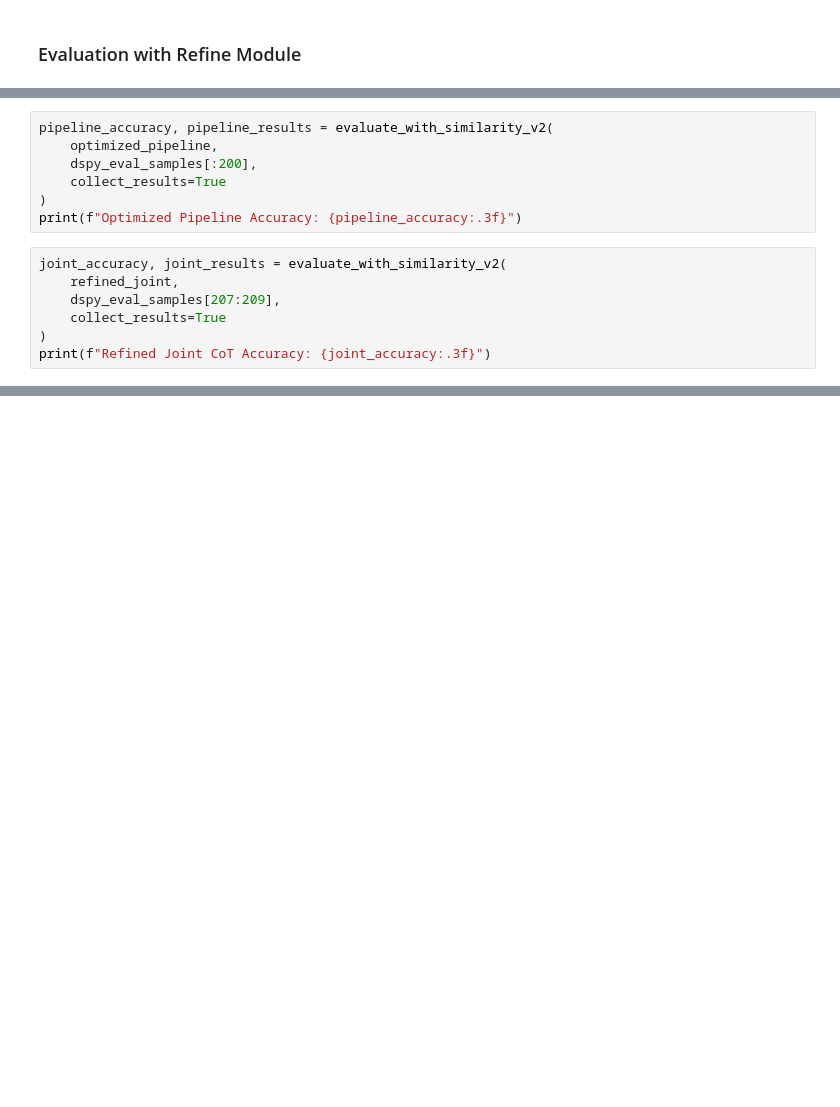
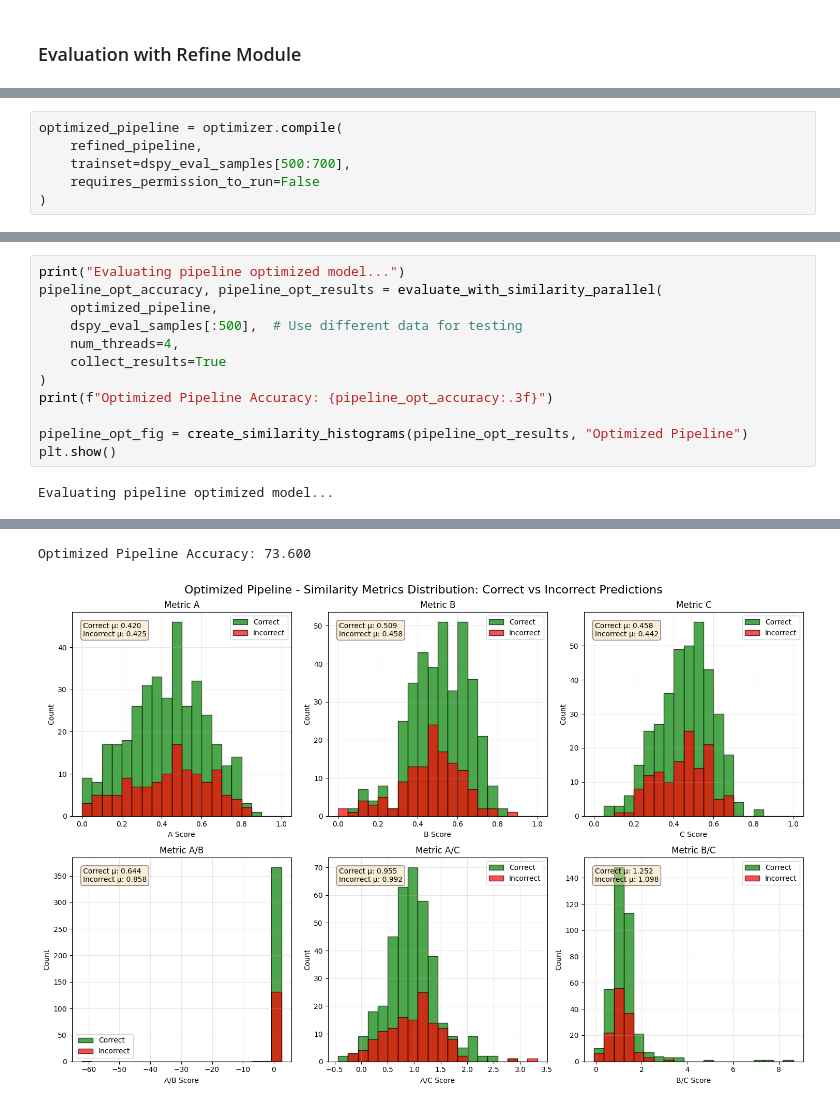
Before and after one commit to yuvallevy09/nlp-with-llms-2025-hw2, a Jupyter notebook: anli_llm.ipynb, the cells around one changed output, grey strips where cells are left out. Cells and saved outputs as stored; diff of their text form; blank space fills up the shorter version.

```diff
--- a/anli_llm.ipynb
+++ b/anli_llm.ipynb
@@ -930,0 +573,6 @@ KeyboardInterrupt:
+# %%
+optimized_pipeline = optimizer.compile(
+    refined_pipeline,
+    trainset=dspy_eval_samples[500:700],
+    requires_permission_to_run=False
+)
@@ -958,14 +666,14 @@ optimized_pipeline = optimizer.compile(
-# %%
-pipeline_accuracy, pipeline_results = evaluate_with_similarity_v2(
-    optimized_pipeline,
-    dspy_eval_samples[:200],
-    collect_results=True
-)
-print(f"Optimized Pipeline Accuracy: {pipeline_accuracy:.3f}")
-# %%
-joint_accuracy, joint_results = evaluate_with_similarity_v2(
-    refined_joint,
-    dspy_eval_samples[207:209],
-    collect_results=True
-)
-print(f"Refined Joint CoT Accuracy: {joint_accuracy:.3f}")
+# %%
+print("Evaluating pipeline optimized model...")
+pipeline_opt_accuracy, pipeline_opt_results = evaluate_with_similarity_parallel(
+    optimized_pipeline,
+    dspy_eval_samples[:500],  # Use different data for testing
+    num_threads=4,
+    collect_results=True
+)
+print(f"Optimized Pipeline Accuracy: {pipeline_opt_accuracy:.3f}")
+
+pipeline_opt_fig = create_similarity_histograms(pipeline_opt_results, "Optimized Pipeline")
+plt.show()
+# %% [output]
+Evaluating pipeline optimized model...
@@ -971,0 +681,2 @@ print(f"Refined Joint CoT Accuracy: {joint_accuracy:.3f}")
+Optimized Pipeline Accuracy: 73.600
+[figure, added]
```
Also changed, not shown: parts of 57 cells of this notebook.
